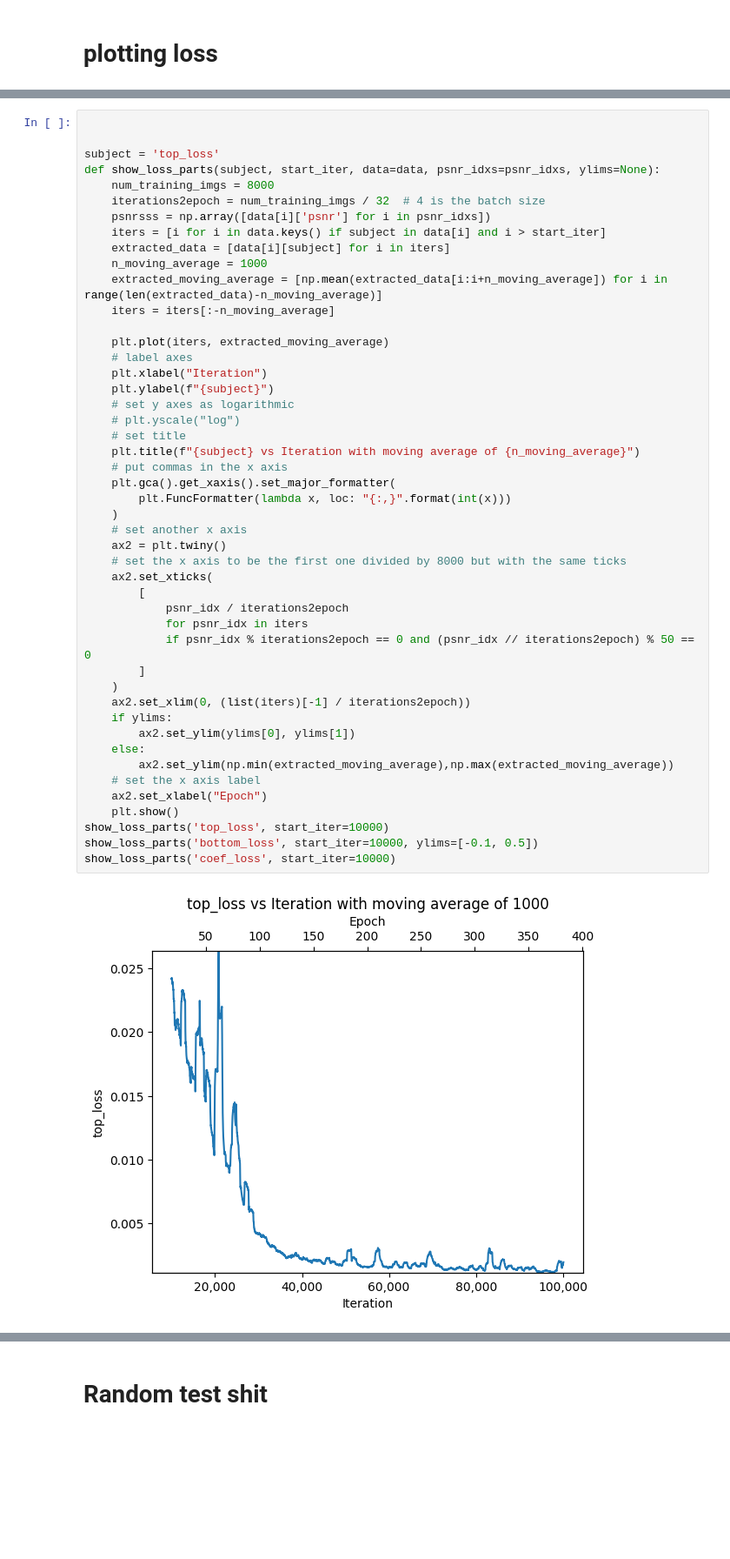
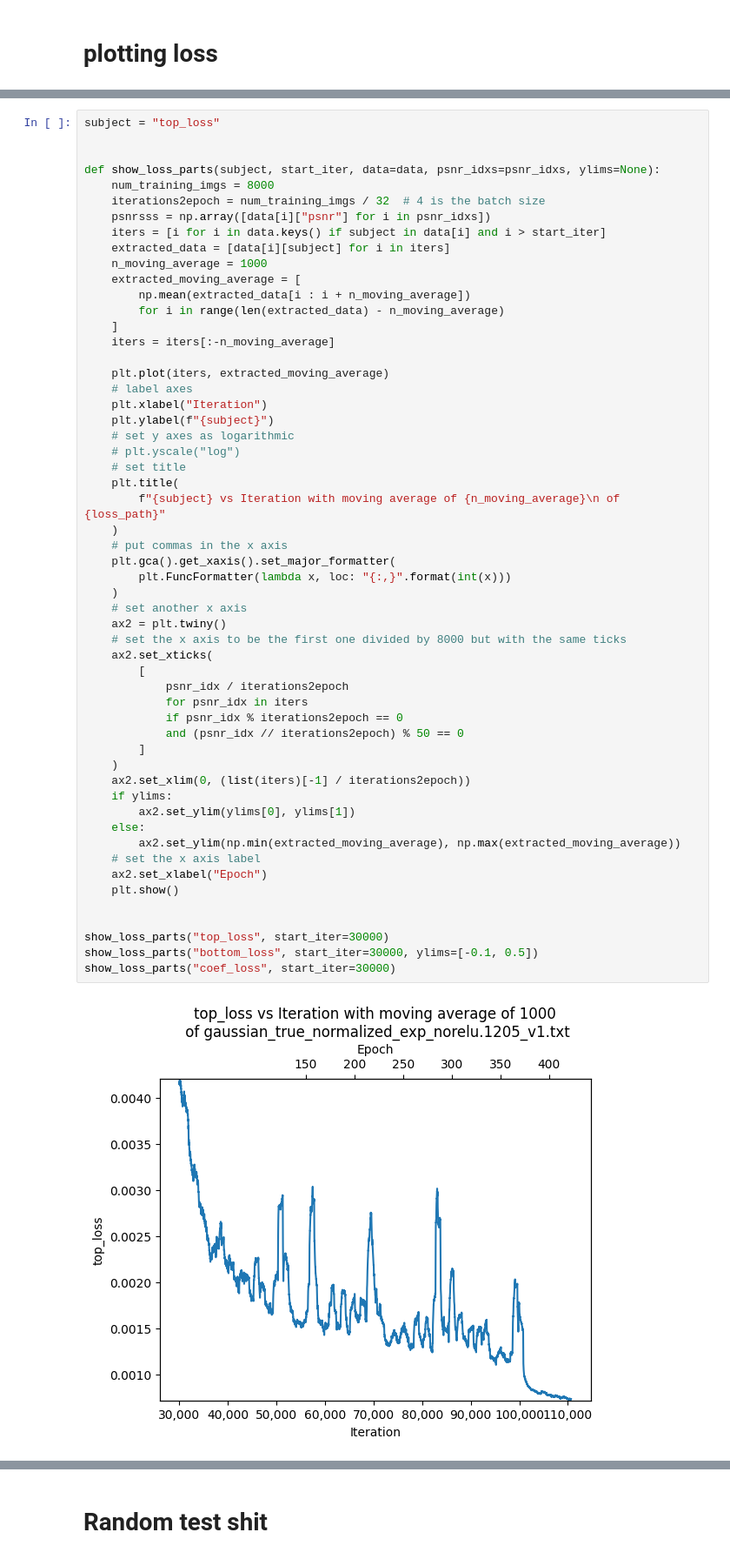
Before and after one commit to jykim256/polish-pub-cs101, a Jupyter notebook: colab.ipynb, the cells around one changed output, grey strips where cells are left out. Shown at 87% size. Cells and saved outputs as stored; diff of their text form; blank space fills up the shorter version.

```diff
--- a/colab.ipynb
+++ b/colab.ipynb
@@ -112,49 +112,57 @@ plt.show()
 # %%
+subject = "top_loss"
 
 
-subject = 'top_loss'
 def show_loss_parts(subject, start_iter, data=data, psnr_idxs=psnr_idxs, ylims=None):
     num_training_imgs = 8000
     iterations2epoch = num_training_imgs / 32  # 4 is the batch size
-    psnrsss = np.array([data[i]['psnr'] for i in psnr_idxs])
+    psnrsss = np.array([data[i]["psnr"] for i in psnr_idxs])
     iters = [i for i in data.keys() if subject in data[i] and i > start_iter]
     extracted_data = [data[i][subject] for i in iters]
     n_moving_average = 1000
-    extracted_moving_average = [np.mean(extracted_data[i:i+n_moving_average]) for i in range(len(extracted_data)-n_moving_average)]
+    extracted_moving_average = [
+        np.mean(extracted_data[i : i + n_moving_average])
+        for i in range(len(extracted_data) - n_moving_average)
+    ]
     iters = iters[:-n_moving_average]
 
     plt.plot(iters, extracted_moving_average)
     # label axes
     plt.xlabel("Iteration")
     plt.ylabel(f"{subject}")
     # set y axes as logarithmic
     # plt.yscale("log")
     # set title
-    plt.title(f"{subject} vs Iteration with moving average of {n_moving_average}")
+    plt.title(
+        f"{subject} vs Iteration with moving average of {n_moving_average}\n of {loss_path}"
+    )
     # put commas in the x axis
     plt.gca().get_xaxis().set_major_formatter(
         plt.FuncFormatter(lambda x, loc: "{:,}".format(int(x)))
     )
     # set another x axis
     ax2 = plt.twiny()
     # set the x axis to be the first one divided by 8000 but with the same ticks
     ax2.set_xticks(
         [
             psnr_idx / iterations2epoch
             for psnr_idx in iters
-            if psnr_idx % iterations2epoch == 0 and (psnr_idx // iterations2epoch) % 50 == 0
+            if psnr_idx % iterations2epoch == 0
+            and (psnr_idx // iterations2epoch) % 50 == 0
         ]
     )
     ax2.set_xlim(0, (list(iters)[-1] / iterations2epoch))
     if ylims:
         ax2.set_ylim(ylims[0], ylims[1])
     else:
-        ax2.set_ylim(np.min(extracted_moving_average),np.max(extracted_moving_average))
+        ax2.set_ylim(np.min(extracted_moving_average), np.max(extracted_moving_average))
     # set the x axis label
     ax2.set_xlabel("Epoch")
     plt.show()
-show_loss_parts('top_loss', start_iter=10000)
-show_loss_parts('bottom_loss', start_iter=10000, ylims=[-0.1, 0.5])
-show_loss_parts('coef_loss', start_iter=10000)
+
+
+show_loss_parts("top_loss", start_iter=30000)
+show_loss_parts("bottom_loss", start_iter=30000, ylims=[-0.1, 0.5])
+show_loss_parts("coef_loss", start_iter=30000)
 # %% [output]
-[figure, old version]
+[figure, new version]
```
Also changed, not shown: parts of 5 cells of this notebook, 3 other files.
